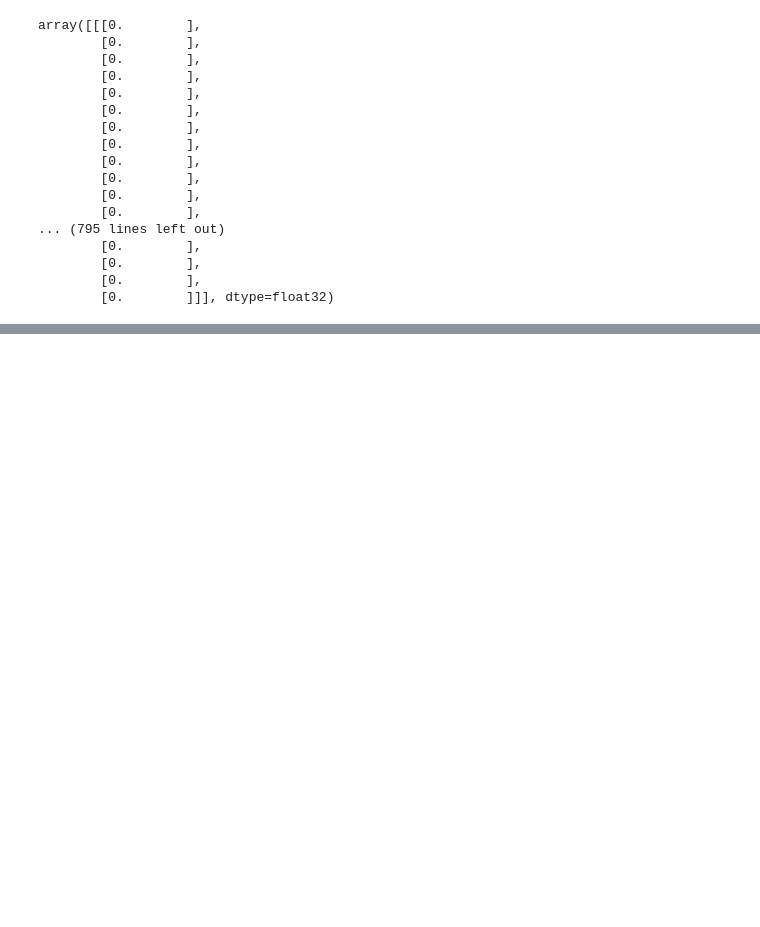
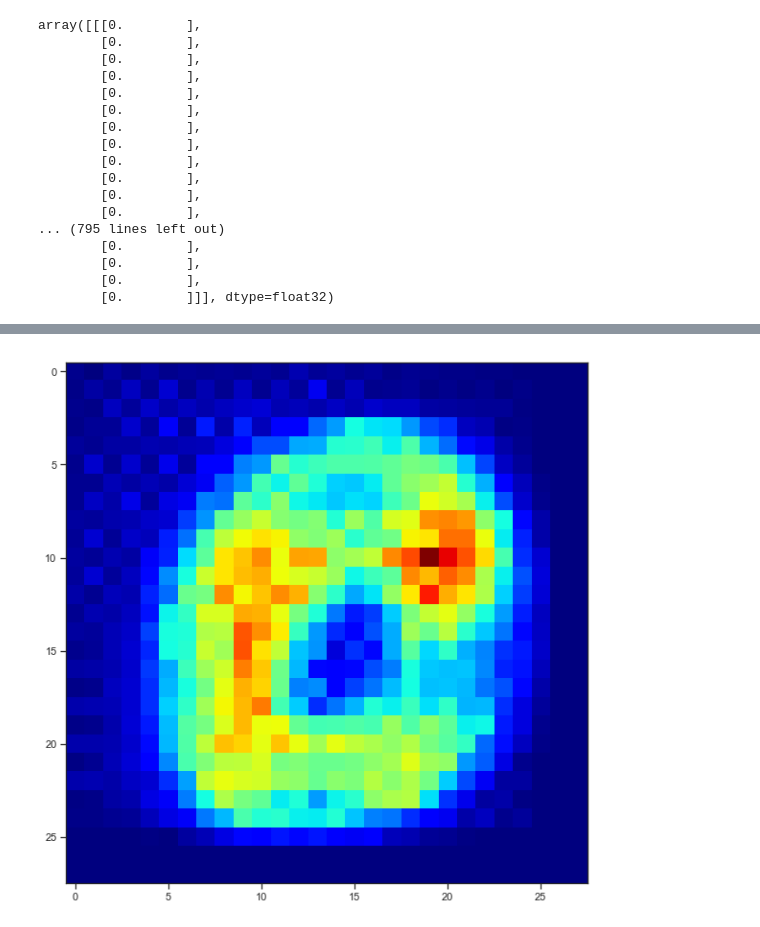
Before and after one commit to wdbm/Psychedelic_Machine_Learning_in_the_Cenozoic_Era, a Jupyter notebook: Keras_convolutional_MNIST.ipynb, the cells around one changed output, grey strips where cells are left out. Drawn from its saved outputs; the diff is of its cells as text; code cells hidden in the pictures; blank space fills up the shorter version.

```diff
--- a/Keras_convolutional_MNIST.ipynb
+++ b/Keras_convolutional_MNIST.ipynb
@@ -255,0 +274,15 @@ plt.imshow(grads, cmap='jet');
+# %%
+# get indices in test dataset of instances of the class 0
+y_test_non_categorical = np.argmax(y_test, axis=1)
+indices = [i for i, j in enumerate(y_test_non_categorical) if j == 0]
+# get the instances
+x_test_0 = [x_test[i] for i in indices]
+
+sample_size = 100
+saliencies = []
+for i in list(range(0, sample_size - 1)):
+    saliencies.append(visualize_saliency(model, layer_idx, filter_indices=filter_idx, seed_input=x_test_0[i], backprop_modifier='guided'))
+
+plt.imshow(np.mean(saliencies, axis=0), cmap='jet');
+# %% [output]
+[figure, added]
```
Also changed, not shown: parts of 19 cells of this notebook.
